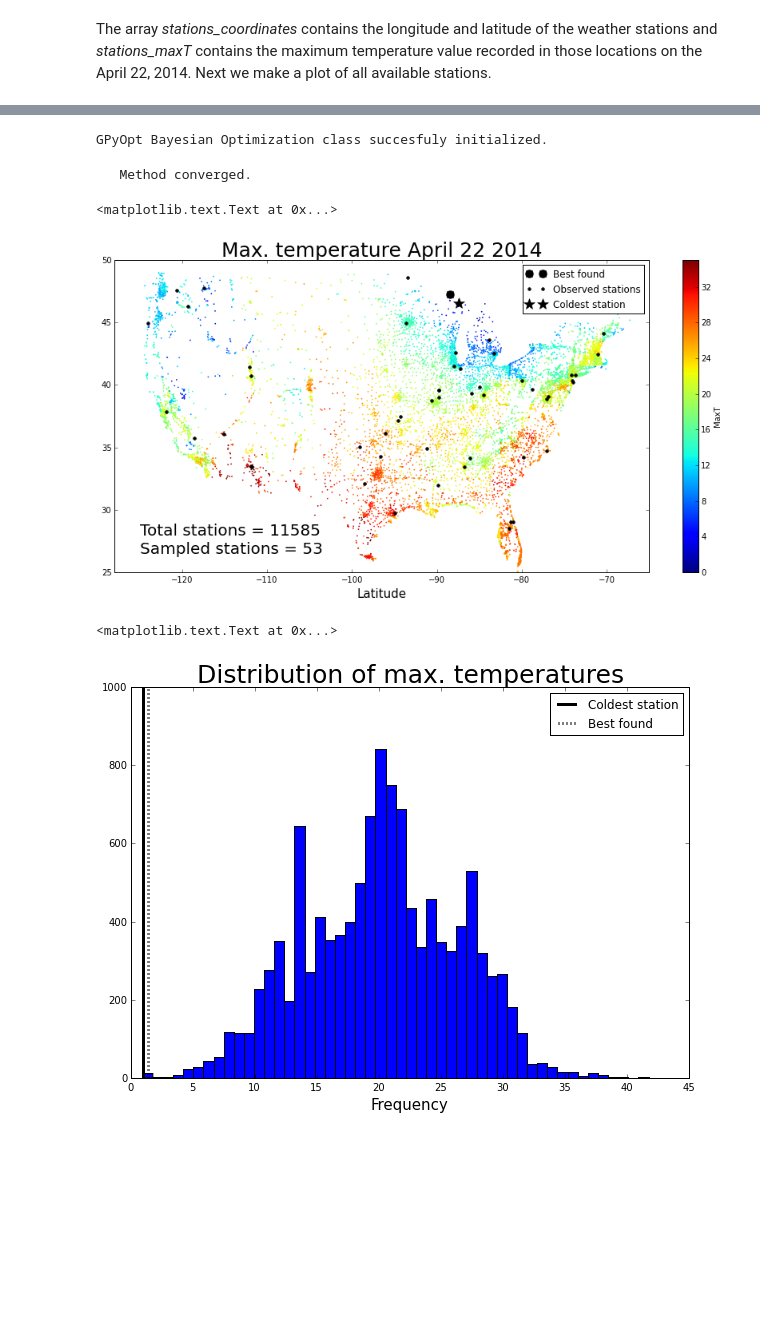
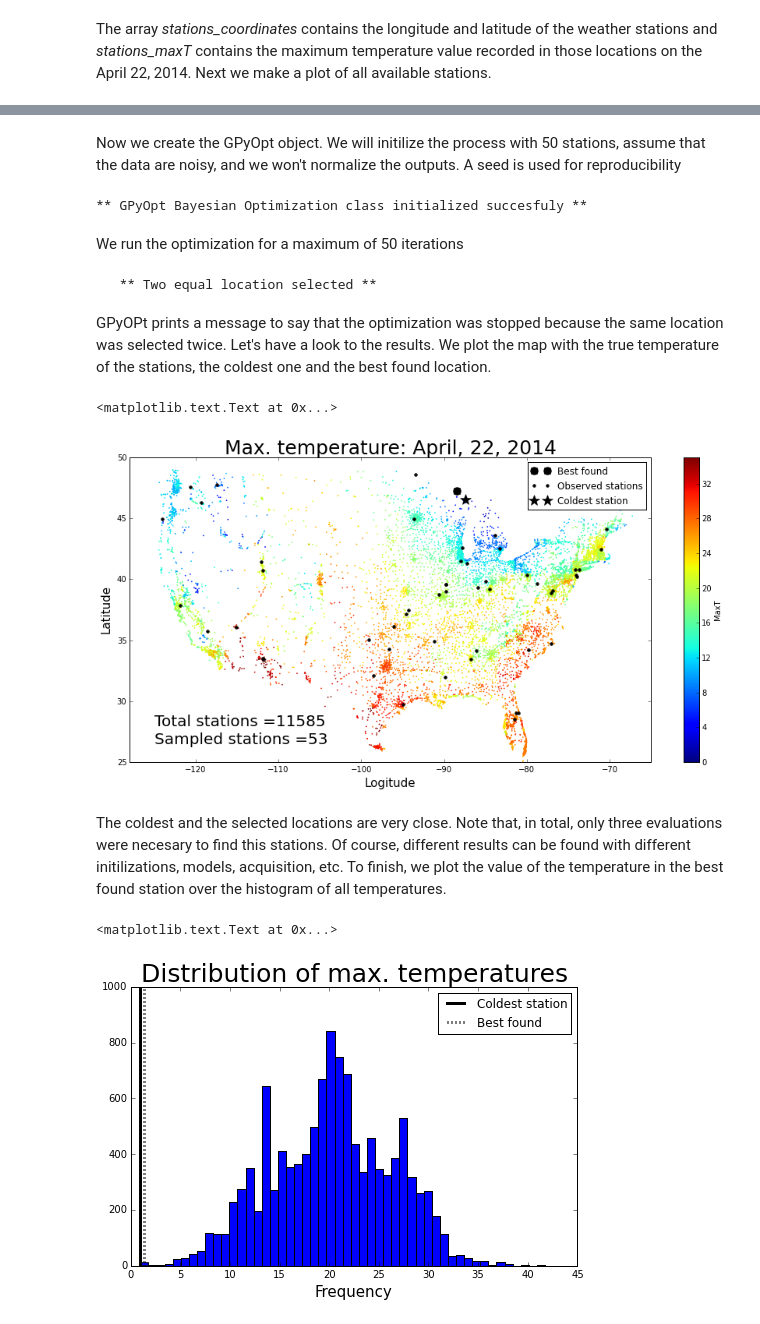
Before and after one commit to SheffieldML/GPyOpt, a Jupyter notebook: manual/GPyOpt_bandits_optimization.ipynb, the cells around one changed output, grey strips where cells are left out. Cells and saved outputs as stored; diff of their text form; code cells hidden in the pictures; blank space fills up the shorter version.

```diff
--- a/manual/GPyOpt_bandits_optimization.ipynb
+++ b/manual/GPyOpt_bandits_optimization.ipynb
@@ -87,5 +91,7 @@ func = max_Temp(stations_coordinates,stations_maxT)
 # %%
 domain = [{'name': 'stations', 'type': 'bandit', 'domain':stations_coordinates }]  # armed bandit with the locations
+# %% [markdown]
+Now we create the GPyOpt object. We will initilize the process with 50 stations, assume that the data are noisy, and we won't normalize the outputs. A seed is used for reproducibility
 # %%
 from numpy.random import seed
 seed(123)
@@ -95,16 +101,20 @@ myBopt = GPyOpt.methods.BayesianOptimization(f=func.f,            # function to
                                              acquisition_type='EI',
                                              exact_feval = False,
                                              normalize_Y = False,
-                                             optimize_restarts =10
-                                            ) # Selects the Expected improvement
+                                             optimize_restarts =10,
+                                             acquisition_jitter = 0.1) # Selects the Expected improvement
 # %% [output]
-GPyOpt Bayesian Optimization class succesfuly initialized.
+** GPyOpt Bayesian Optimization class initialized succesfuly **
+# %% [markdown]
+We run the optimization for a maximum of 50 iterations
 # %%
 # Run the optimization
 max_iter = 50     # evaluation budget
 myBopt.run_optimization(max_iter)
 # %% [output]
-   Method converged.
+   ** Two equal location selected **
+# %% [markdown]
+GPyOPt prints a message to say that the optimization was stopped because the same location was selected twice. Let's have a look to the results. We plot the map with the true temperature of the stations, the coldest one and the best found location.
 # %%
 plt.figure(figsize=(15,7))
 jet = plt.cm.get_cmap('jet')
@@ -118,23 +128,25 @@ plt.legend()
 plt.ylim((25,50))
 plt.xlim((-128,-65))
 
-plt.title('Max. temperature April 22 2014',size=25)
+plt.title('Max. temperature: April, 22, 2014',size=25)
 plt.xlabel('Logitude',size=15)
-plt.xlabel('Latitude',size=15)
-plt.text(-125,28,'Total stations = 11585',size=20)
-plt.text(-125,26.5,'Sampled stations = 53',size=20)
+plt.ylabel('Latitude',size=15)
+plt.text(-125,28,'Total stations =' + str(stations_maxT.shape[0]),size=20)
+plt.text(-125,26.5,'Sampled stations ='+ str(myBopt.X.shape[0]),size=20)
 # %% [output]
 <matplotlib.text.Text at 0x...>
-[figure, old version]
+[figure, new version]
+# %% [markdown]
+The coldest and the selected locations are very close. Note that, in total, only three evaluations were necesary to find this stations. Of course, different results can be found with different initilizations, models, acquisition, etc. To finish, we plot the value of the temperature in the best found station over the histogram of all temperatures.
 # %%
-plt.figure(figsize=(10,7))
+plt.figure(figsize=(8,5))
 xx= plt.hist(stations_maxT,bins =50)
 plt.title('Distribution of max. temperatures',size=25)
 plt.vlines(min(stations_maxT),0,1000,lw=3,label='Coldest station')
 plt.vlines(myBopt.fx_opt,0,1000,lw=3,linestyles=u'dotted',label='Best found')
 plt.legend()
 plt.xlabel('Max. temperature',size=15)
 plt.xlabel('Frequency',size=15)
 # %% [output]
 <matplotlib.text.Text at 0x...>
-[figure, old version]
+[figure, new version]
```
Also changed, not shown: parts of 11 cells of this notebook, 4 other files.
